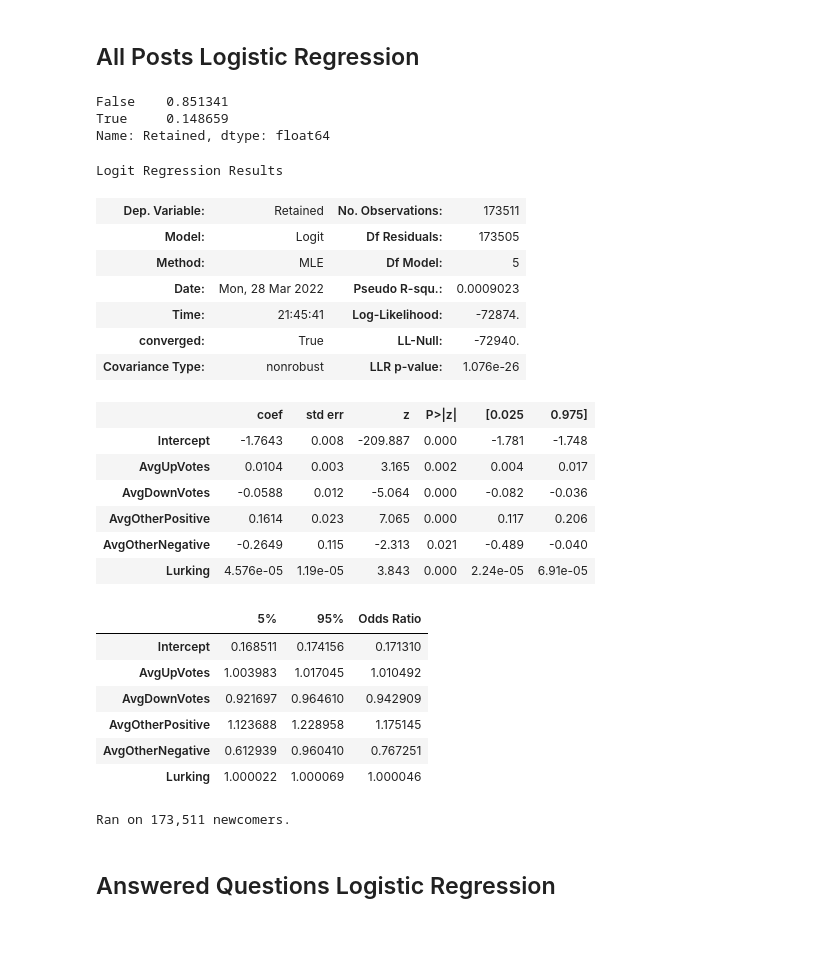
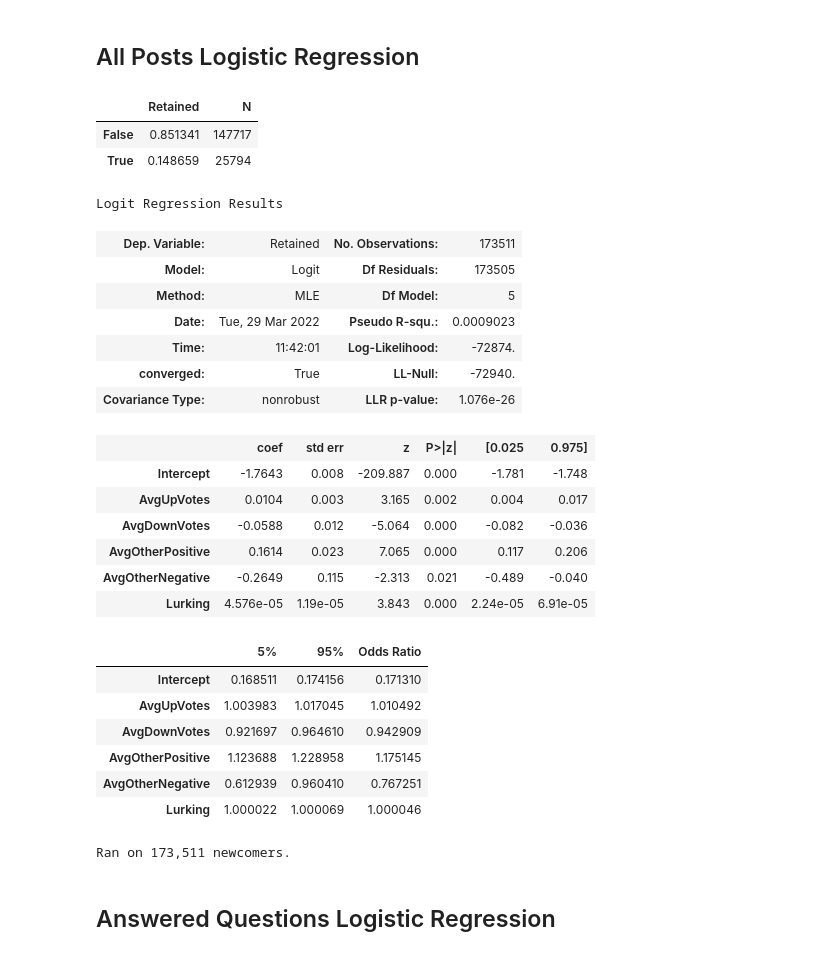
Before and after one commit to jackiec1998/cs565-final-project, a Jupyter notebook: newcomers.ipynb, the cells around one changed output. Saved outputs shown, nothing was run; the diff lists cells and outputs as text; code cells hidden in the pictures.

Commit message:
Trying to display a table.

```diff
--- a/newcomers.ipynb
+++ b/newcomers.ipynb
@@ -227,44 +227,47 @@ def log_odds(model):
 # %%
 '''
     Logistic regression over all posts (i.e. questions and answers).
 '''
 model = smf.logit(
     formula='Retained ~ AvgUpVotes + AvgDownVotes + AvgOtherPositive + AvgOtherNegative ' \
         '+ Lurking',
     data=nc
 ).fit(disp=False) # Turning off annoying print statement.
 
-display(nc['Retained'].astype(bool).value_counts() / len(nc.index))
+table = (nc['Retained'].astype(bool).value_counts() / len(nc.index)).to_frame()
+table['N'] = nc['Retained'].astype(bool).value_counts()
+
+display(table)
 display(model.summary())
 display(log_odds(model))
 print(f'Ran on {len(nc.index):,} newcomers.')
 # %% [output]
+|  | Retained | N |
+| False | 0.851341 | 147717 |
+| True | 0.148659 | 25794 |
-False    0.851341
-True     0.148659
-Name: Retained, dtype: float64
+Logit Regression Results
-Logit Regression Results
-| Dep. Variable: | Retained | No. Observations: | 173511 |
-| Model: | Logit | Df Residuals: | 173505 |
-| Method: | MLE | Df Model: | 5 |
-| Date: | Mon, 28 Mar 2022 | Pseudo R-squ.: | 0.0009023 |
-| Time: | 21:45:41 | Log-Likelihood: | -72874. |
-| converged: | True | LL-Null: | -72940. |
-| Covariance Type: | nonrobust | LLR p-value: | 1.076e-26 |
-|  | coef | std err | z | P>|z| | [0.025 | 0.975] |
-| Intercept | -1.7643 | 0.008 | -209.887 | 0.000 | -1.781 | -1.748 |
-| AvgUpVotes | 0.0104 | 0.003 | 3.165 | 0.002 | 0.004 | 0.017 |
-| AvgDownVotes | -0.0588 | 0.012 | -5.064 | 0.000 | -0.082 | -0.036 |
-| AvgOtherPositive | 0.1614 | 0.023 | 7.065 | 0.000 | 0.117 | 0.206 |
-| AvgOtherNegative | -0.2649 | 0.115 | -2.313 | 0.021 | -0.489 | -0.040 |
-| Lurking | 4.576e-05 | 1.19e-05 | 3.843 | 0.000 | 2.24e-05 | 6.91e-05 |
+| Dep. Variable: | Retained | No. Observations: | 173511 |
+| Model: | Logit | Df Residuals: | 173505 |
+| Method: | MLE | Df Model: | 5 |
+| Date: | Tue, 29 Mar 2022 | Pseudo R-squ.: | 0.0009023 |
+| Time: | 11:42:01 | Log-Likelihood: | -72874. |
+| converged: | True | LL-Null: | -72940. |
+| Covariance Type: | nonrobust | LLR p-value: | 1.076e-26 |
-|  | 5% | 95% | Odds Ratio |
-| Intercept | 0.168511 | 0.174156 | 0.171310 |
-| AvgUpVotes | 1.003983 | 1.017045 | 1.010492 |
-| AvgDownVotes | 0.921697 | 0.964610 | 0.942909 |
-| AvgOtherPositive | 1.123688 | 1.228958 | 1.175145 |
-| AvgOtherNegative | 0.612939 | 0.960410 | 0.767251 |
-| Lurking | 1.000022 | 1.000069 | 1.000046 |
+|  | coef | std err | z | P>|z| | [0.025 | 0.975] |
+| Intercept | -1.7643 | 0.008 | -209.887 | 0.000 | -1.781 | -1.748 |
+| AvgUpVotes | 0.0104 | 0.003 | 3.165 | 0.002 | 0.004 | 0.017 |
+| AvgDownVotes | -0.0588 | 0.012 | -5.064 | 0.000 | -0.082 | -0.036 |
+| AvgOtherPositive | 0.1614 | 0.023 | 7.065 | 0.000 | 0.117 | 0.206 |
+| AvgOtherNegative | -0.2649 | 0.115 | -2.313 | 0.021 | -0.489 | -0.040 |
+| Lurking | 4.576e-05 | 1.19e-05 | 3.843 | 0.000 | 2.24e-05 | 6.91e-05 |
-Ran on 173,511 newcomers.
+|  | 5% | 95% | Odds Ratio |
+| Intercept | 0.168511 | 0.174156 | 0.171310 |
+| AvgUpVotes | 1.003983 | 1.017045 | 1.010492 |
+| AvgDownVotes | 0.921697 | 0.964610 | 0.942909 |
+| AvgOtherPositive | 1.123688 | 1.228958 | 1.175145 |
+| AvgOtherNegative | 0.612939 | 0.960410 | 0.767251 |
+| Lurking | 1.000022 | 1.000069 | 1.000046 |
+Ran on 173,511 newcomers.
 # %% [markdown]
 ## Answered Questions Logistic Regression
 # %%
```
Also changed, not shown: parts of 1 cell of this notebook.
